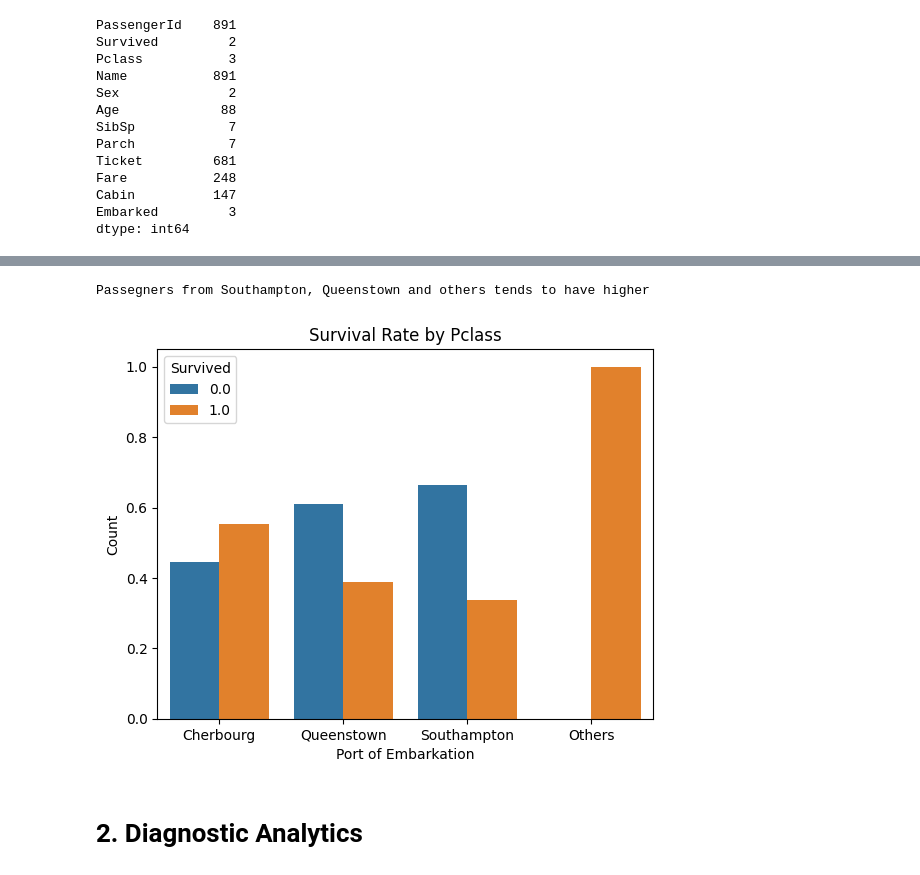
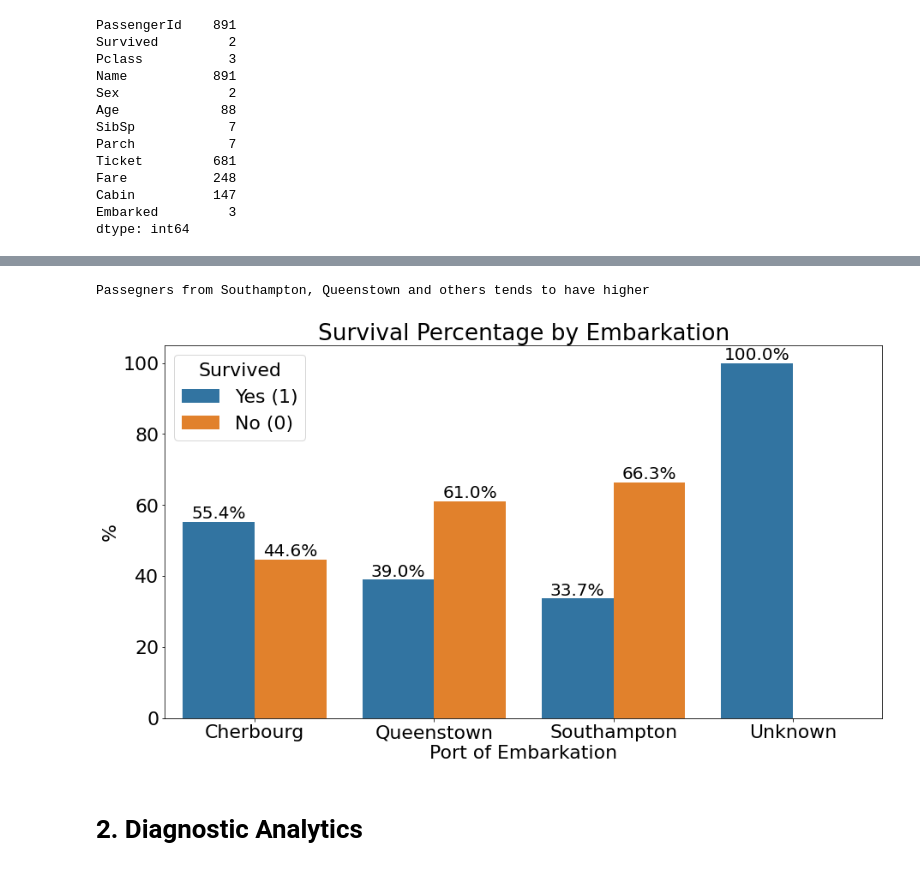
Before and after one commit to haison19952013/Personal-Data-Science-Projects, a Jupyter notebook: Titanic Survival Prediction/data_analysis.ipynb, the cells around one changed output, grey strips where cells are left out. Cells and saved outputs as stored; diff of their text form; code cells hidden in the pictures.

```diff
--- a/Titanic Survival Prediction/data_analysis.ipynb
+++ b/Titanic Survival Prediction/data_analysis.ipynb
@@ -145,0 +199,14 @@ Female tends to have a higher survival rate
+# %%
+fig, ax = plt.subplots(figsize = (15, 8))
+Sibsp_group = (train_data.groupby('SibSp').Survived.value_counts(normalize = True).rename('proportion') * 100).to_frame().reset_index()
+Sibsp_group['Survived'] = Sibsp_group['Survived'].replace({0: 'No (0)', 1: 'Yes (1)'})
+sns.barplot(data = Sibsp_group, x = 'SibSp', y = 'proportion', hue = 'Survived', ax = ax, hue_order=['Yes (1)', 'No (0)'])
+plt.ylabel('%')
+plt.title('Survival Rate by Group of # of Siblings/Spouses');
+for i in ax.containers:
+    ax.bar_label(i,fmt = '%1.1f%%', fontsize = 14)
+conlusion = """
+Have 0 or 1 siblings / spouses tend to have a higher survival rate
+Have more than 1 siblings / spouses tend to have a lower survival rate
+"""
+print(conlusion)
@@ -145,0 +217,14 @@ Female tends to have a higher survival rate
+# %%
+fig, ax = plt.subplots(figsize = (15, 8))
+Parch_group = (train_data.groupby('Parch').Survived.value_counts(normalize = True).rename('proportion') * 100).to_frame().reset_index()
+Parch_group['Survived'] = Parch_group['Survived'].replace({0: 'No (0)', 1: 'Yes (1)'})
+sns.barplot(data = Parch_group , x = 'Parch', y = 'proportion', hue = 'Survived', ax = ax)
+plt.ylabel('%')
+plt.title('Survival Rate by Group of # of Parents/Children');
+for i in ax.containers:
+    ax.bar_label(i,fmt = '%1.1f%%', fontsize = 14)
+conlusion = """
+Have 0 ~ 4 Parents/Children tend to have a higher survival rate
+Have more than 4 Parents/Children tend to have a lower survival rate
+"""
+print(conlusion)
@@ -203,18 +254,21 @@ More money spent on fare tends to have a higher survival rate
 # %%
-Embarked_group = train_data.groupby('Embarked').Survived.value_counts(normalize=True).to_frame().reset_index()
-Pclass_group
-sns.barplot(Embarked_group, x = 'Embarked', y = 'proportion', hue = 'Survived', order = ['C', 'Q', 'S', 'Others'])
+fig, ax = plt.subplots(figsize = (15, 8))
+Embarked_group = (train_data.groupby('Embarked').Survived.value_counts(normalize=True).rename('proportion') * 100).to_frame().reset_index()
+Embarked_group['Survived'] = Embarked_group['Survived'].replace({0: 'No (0)', 1: 'Yes (1)'})
+sns.barplot(data = Embarked_group, x = 'Embarked', y = 'proportion', hue = 'Survived', order = ['C', 'Q', 'S', 'Unknown'], ax = ax)
 plt.xlabel('Port of Embarkation')
-plt.ylabel('Count');
-plt.xticks([0, 1, 2, 3], ['Cherbourg', 'Queenstown', 'Southampton', 'Others']);
-plt.title('Survival Rate by Pclass')
+plt.ylabel('%');
+plt.xticks([0, 1, 2, 3], ['Cherbourg', 'Queenstown', 'Southampton', 'Unknown']);
+plt.title('Survival Percentage by Embarkation')
+for i in ax.containers:
+    ax.bar_label(i,fmt = '%1.1f%%', fontsize = 20)
 conlusion = """
 Passegners from Southampton, Queenstown and others tends to have higher
 """
 print(conlusion)
 # %% [output]
 Passegners from Southampton, Queenstown and others tends to have higher
-[figure, old version]
+[figure, new version]
 # %% [markdown]
 # 2. Diagnostic Analytics
 # %%
```
Also changed, not shown: parts of 51 cells of this notebook, 4 other files.
